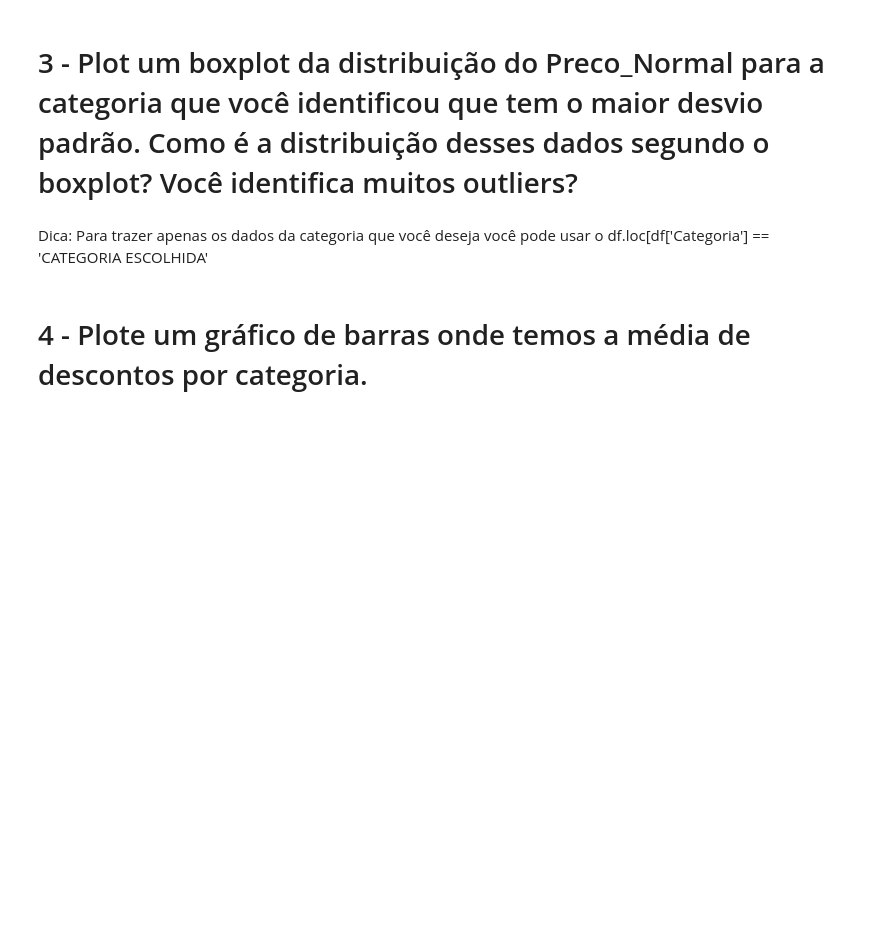
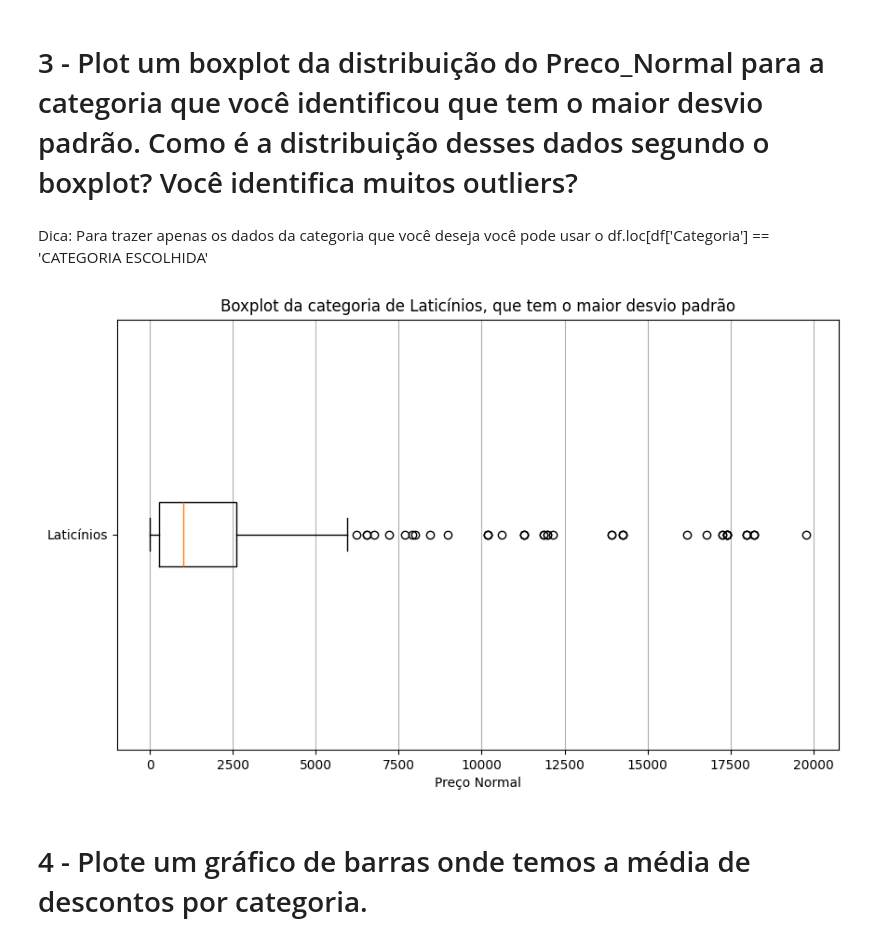
Before and after one commit to decknho/projeto-supermercado-EBAC, a Jupyter notebook: Profissao Cientista de Dados M13 Projeto.ipynb, the cells around one changed output. Drawn from its saved outputs; the diff is of its cells as text; code cells hidden in the pictures; blank space fills up the shorter version.

```diff
--- a/Profissao Cientista de Dados M13 Projeto.ipynb
+++ b/Profissao Cientista de Dados M13 Projeto.ipynb
@@ -31,0 +16,20 @@ df.head(10)
+# %%
+df = pd.read_csv("supermercado.csv")
+
+mapping = {
+    'belleza-y-cuidado-personal': 'beleza e cuidado pessoal',
+    'comidas-preparadas': 'Comidas preparadas',
+    'congelados': 'Congelados',
+    'frutas': 'Frutas',
+    'instantaneos-y-sopas': 'Instantâneos e Sopas',
+    'lacteos': 'Laticínios',
+    'verduras': 'Verduras'
+}
+
+df['Categoria'] = df['Categoria'].map(mapping).fillna(df['Categoria'])
+
+preco_normal = df[df['Preco_Normal'] > 0]
+
+preco_desconto = df[df['Preco_Desconto'] > 0]
+
+df.head(10)
@@ -83,2 +211,13 @@ Dica: Para trazer apenas os dados da categoria que você deseja você pode usar
+# %%
+#Seu código aqui
+plt.figure(figsize=(10,6))
+categoria = df.groupby('Categoria')['Preco_Normal'].std().idxmax()
+data = df.loc[df['Categoria'] == categoria, 'Preco_Normal']
+plt.boxplot(data.dropna(), vert=False, labels=[categoria])
+plt.xlabel('Preço Normal')
+plt.title(f'Boxplot da categoria de {categoria}, que tem o maior desvio padrão')
+plt.grid(axis='x')
+# %% [output]
+[figure, added]
 # %% [markdown]
 # 4 - Plote um gráfico de barras onde temos a média de descontos por categoria.
```
Also changed, not shown: parts of 16 cells of this notebook, 2 other files.
